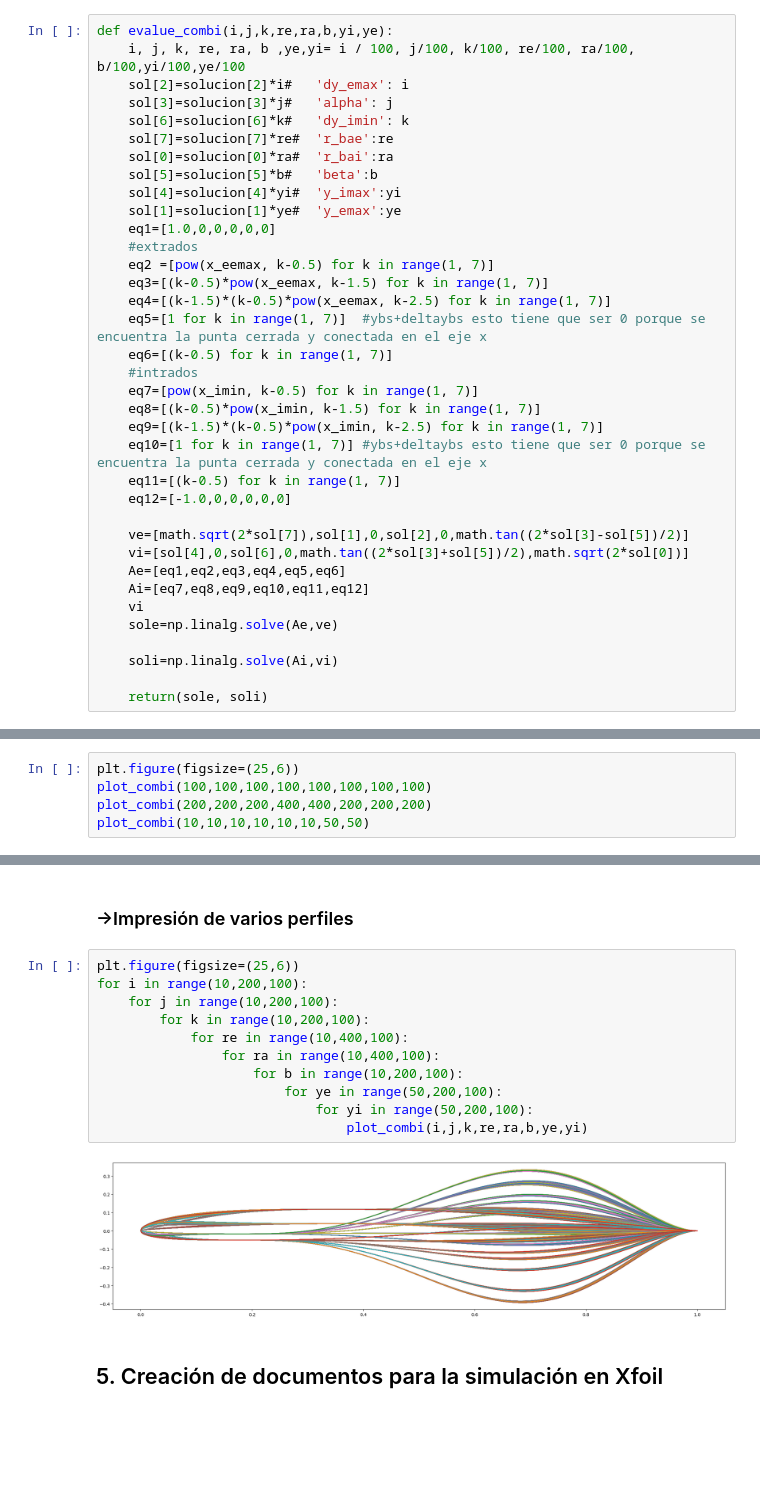
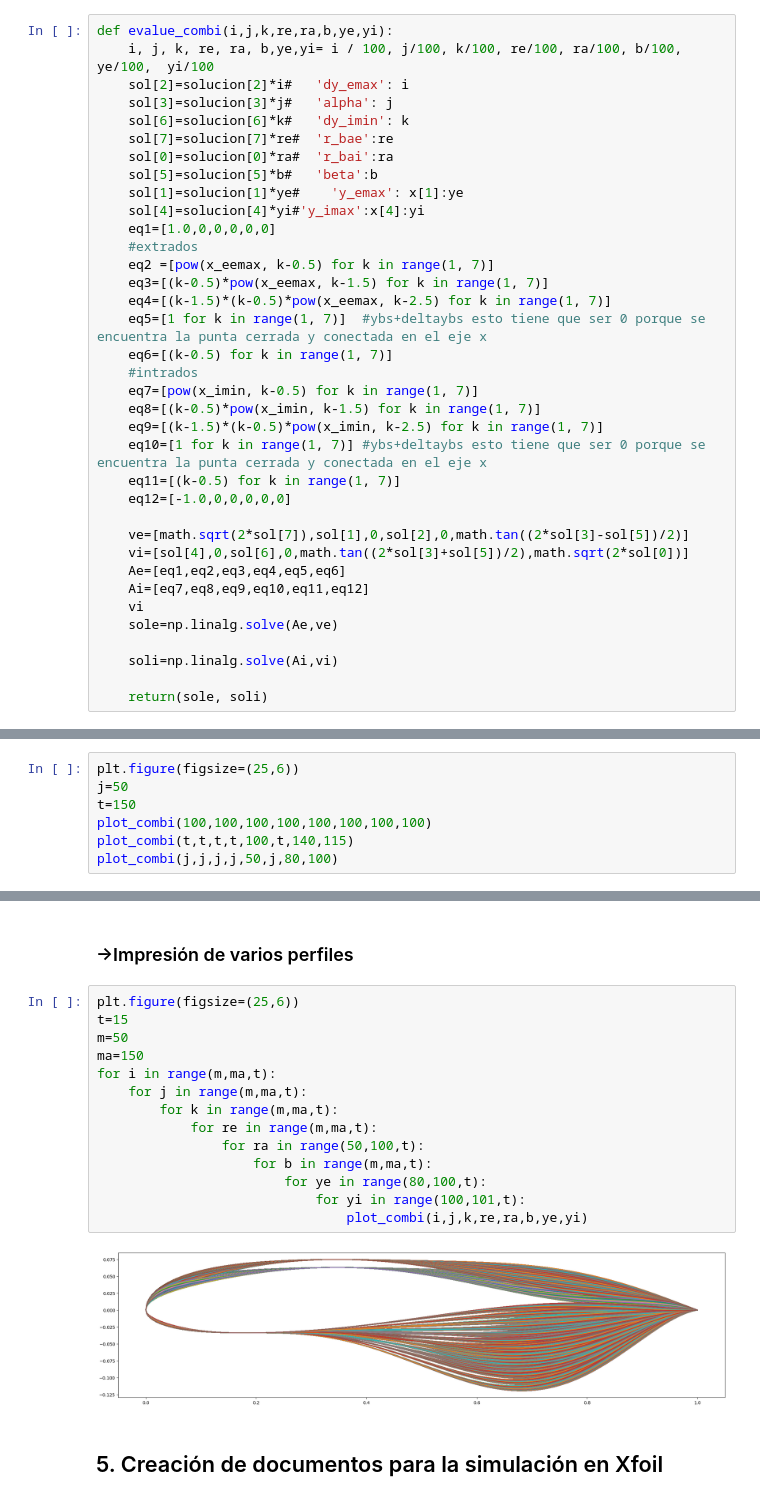
Before and after one commit to Kijoselo/opt_air, a Jupyter notebook: Eficiencia de todas las combinaciones.ipynb, the cells around one changed output, grey strips where cells are left out. Saved outputs shown, nothing was run; the diff lists cells and outputs as text; blank space fills up the shorter version.

```diff
--- a/Eficiencia de todas las combinaciones.ipynb
+++ b/Eficiencia de todas las combinaciones.ipynb
@@ -249,16 +247,16 @@ sol=np.array([*solucion]) #sprad operador de esparcir
 # %% [markdown]
 <h2>4. Calculo de los parametros de los perfiles variados
 # %%
-def evalue_combi(i,j,k,re,ra,b,yi,ye):
-    i, j, k, re, ra, b ,ye,yi= i / 100, j/100, k/100, re/100, ra/100, b/100,yi/100,ye/100
+def evalue_combi(i,j,k,re,ra,b,ye,yi):
+    i, j, k, re, ra, b,ye,yi= i / 100, j/100, k/100, re/100, ra/100, b/100, ye/100,  yi/100
     sol[2]=solucion[2]*i#   'dy_emax': i
     sol[3]=solucion[3]*j#   'alpha': j
     sol[6]=solucion[6]*k#   'dy_imin': k
     sol[7]=solucion[7]*re#  'r_bae':re
     sol[0]=solucion[0]*ra#  'r_bai':ra
     sol[5]=solucion[5]*b#   'beta':b
-    sol[4]=solucion[4]*yi#  'y_imax':yi
-    sol[1]=solucion[1]*ye#  'y_emax':ye
+    sol[1]=solucion[1]*ye#    'y_emax': x[1]:ye
+    sol[4]=solucion[4]*yi#'y_imax':x[4]:yi
     eq1=[1.0,0,0,0,0,0]
     #extrados
     eq2 =[pow(x_eemax, k-0.5) for k in range(1, 7)]
@@ -317,7 +315,9 @@ def plot_combi(i,j,k,re,ra,b,ye,yi):
 <h3>->Perfil base 2411
 # %%
 plt.figure(figsize=(25,6))
+j=50
+t=150
 plot_combi(100,100,100,100,100,100,100,100)
-plot_combi(200,200,200,400,400,200,200,200)
-plot_combi(10,10,10,10,10,10,50,50)
+plot_combi(t,t,t,t,100,t,140,115)
+plot_combi(j,j,j,j,50,j,80,100)
 # %% [output]
@@ -326,17 +326,20 @@ plot_combi(10,10,10,10,10,10,50,50)
 <h3>->Impresión de varios perfiles
 # %%
 plt.figure(figsize=(25,6))
-for i in range(10,200,100):
-    for j in range(10,200,100):
-        for k in range(10,200,100):
-            for re in range(10,400,100):
-                for ra in range(10,400,100):
-                    for b in range(10,200,100):
-                        for ye in range(50,200,100):
-                            for yi in range(50,200,100):
+t=15
+m=50
+ma=150
+for i in range(m,ma,t):
+    for j in range(m,ma,t):
+        for k in range(m,ma,t):
+            for re in range(m,ma,t):
+                for ra in range(50,100,t):
+                    for b in range(m,ma,t):
+                        for ye in range(80,100,t):
+                            for yi in range(100,101,t):
                                 plot_combi(i,j,k,re,ra,b,ye,yi)
 # %% [output]
-[figure, old version]
+[figure, new version]
 # %% [markdown]
 <h2>5. Creación de documentos para la simulación en Xfoil
 # %% [markdown]
```
Also changed, not shown: parts of 20 cells of this notebook.
